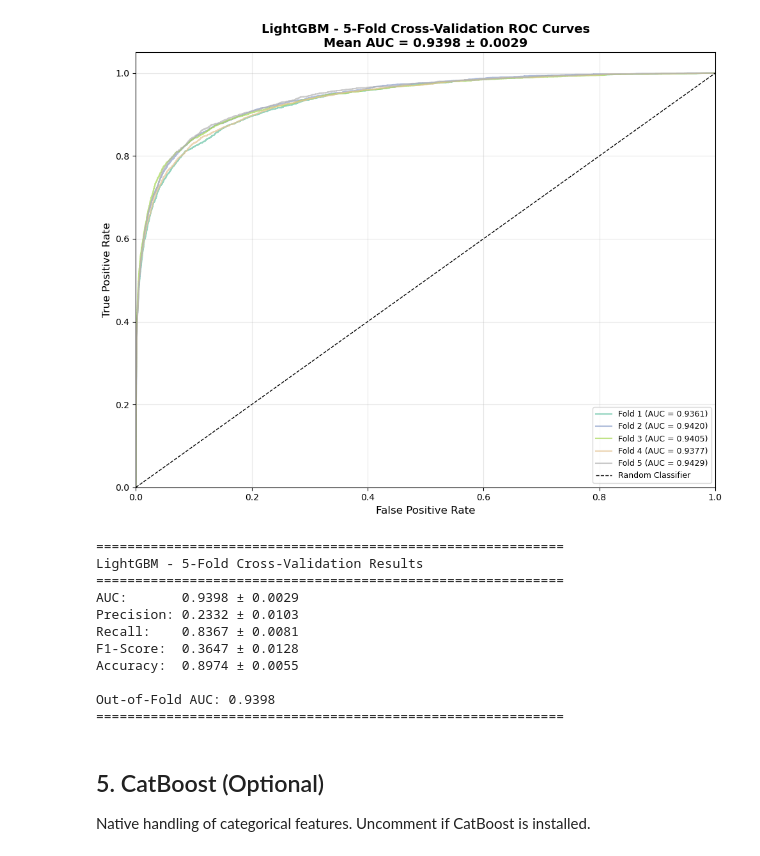
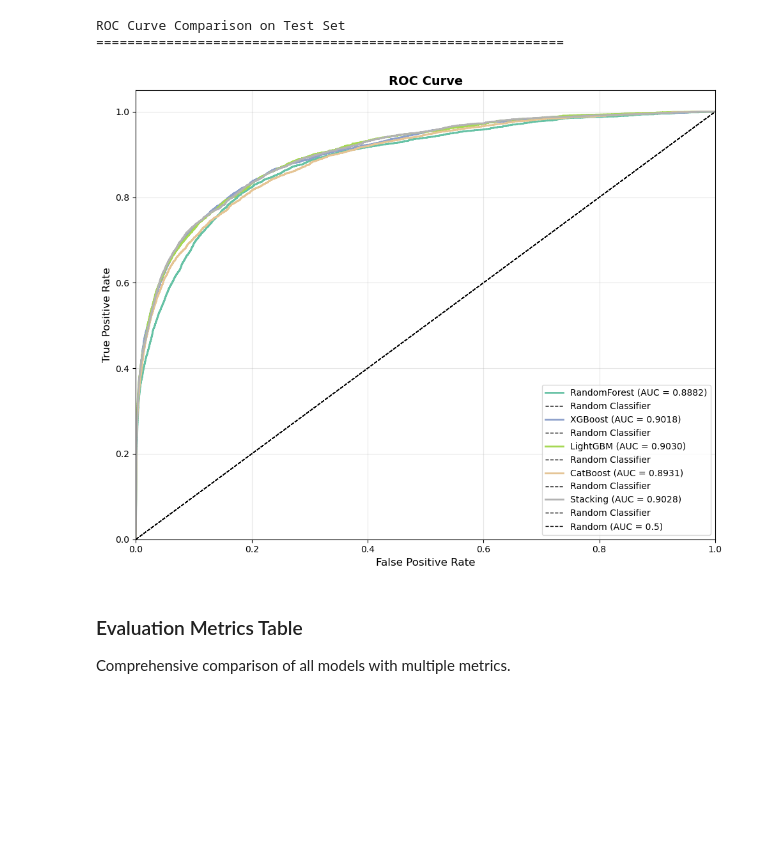
Before and after one commit to abdulkadirt/Fraud_Detection, a Jupyter notebook: notebooks/modeling.ipynb, the cells around one changed output. Saved outputs shown, nothing was run; the diff lists cells and outputs as text; code cells hidden in the pictures; blank space fills up the shorter version.

```diff
--- a/notebooks/modeling.ipynb
+++ b/notebooks/modeling.ipynb
@@ -289,42 +362,17 @@ Fast gradient boosting optimized for large datasets. Uses `is_unbalance` or `sca
 # %%
-# LightGBM model
-lgb_model = LGBMClassifier(
-    n_estimators=300,
-    max_depth=8,
-    learning_rate=0.05,
-    num_leaves=31,
-    subsample=0.8,
-    colsample_bytree=0.8,
-    is_unbalance=True,  # Alternative: scale_pos_weight=scale_pos_weight
-    random_state=42,
-    n_jobs=-1,
-    verbose=-1
-)
+# =============================================================================
+# ROC Curve Comparison (All Models)
+# =============================================================================
+print("ROC Curve Comparison on Test Set")
+print("=" * 60)
 
-# Cross-validation evaluation
-lgb_results = evaluate_with_cv(
-    lgb_model,
-    X_train,
-    y_train,
-    cv=5,
-    plot=True,
-    model_name="LightGBM"
-)
+auc_comparison = compare_roc_curves(y_test, test_predictions)
 # %% [output]
+ROC Curve Comparison on Test Set
+============================================================
-[figure, old version]
+[figure, new version]
-============================================================
-LightGBM - 5-Fold Cross-Validation Results
-============================================================
-AUC:       0.9398 ± 0.0029
-Precision: 0.2332 ± 0.0103
-Recall:    0.8367 ± 0.0081
-F1-Score:  0.3647 ± 0.0128
-Accuracy:  0.8974 ± 0.0055
-
-Out-of-Fold AUC: 0.9398
-============================================================
 # %% [markdown]
-## 5. CatBoost (Optional)
+### Evaluation Metrics Table
 
-Native handling of categorical features. Uncomment if CatBoost is installed.
+Comprehensive comparison of all models with multiple metrics.
 # %%
```
Also changed, not shown: parts of 24 cells of this notebook, 8 other files.
